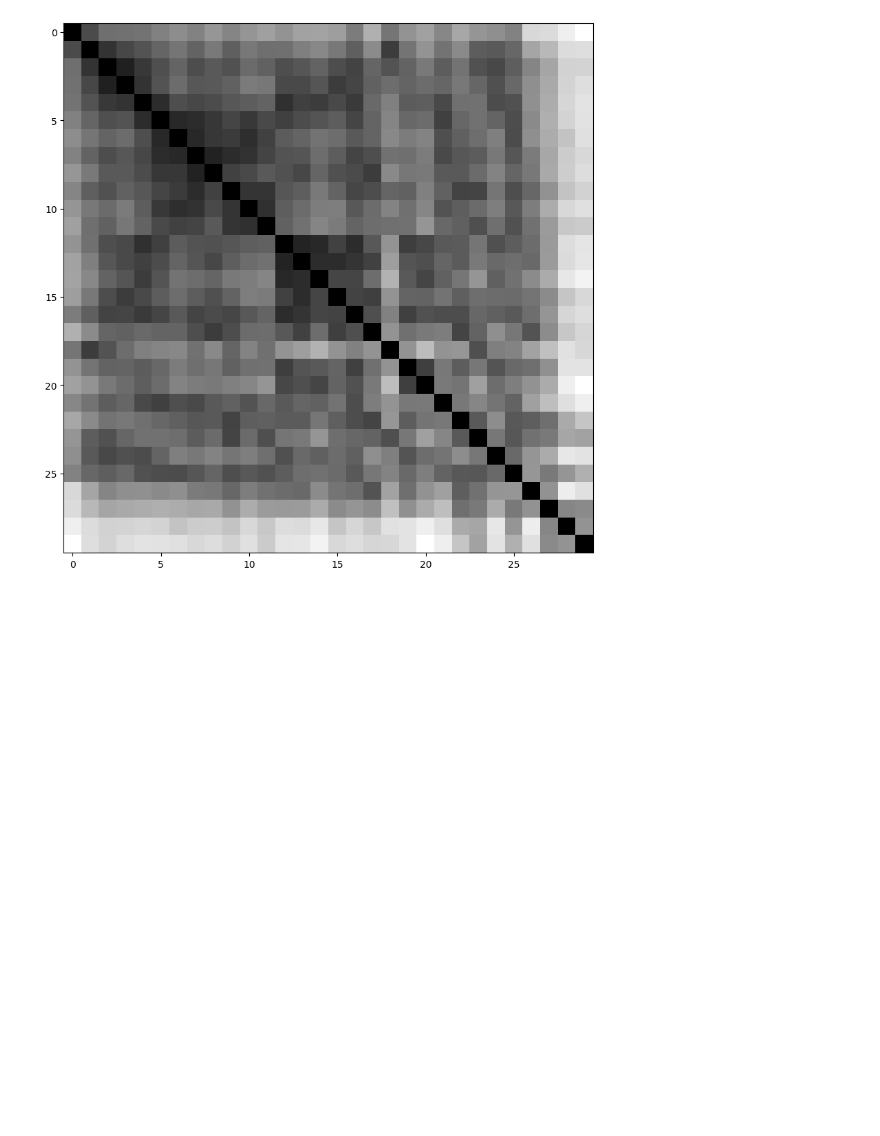
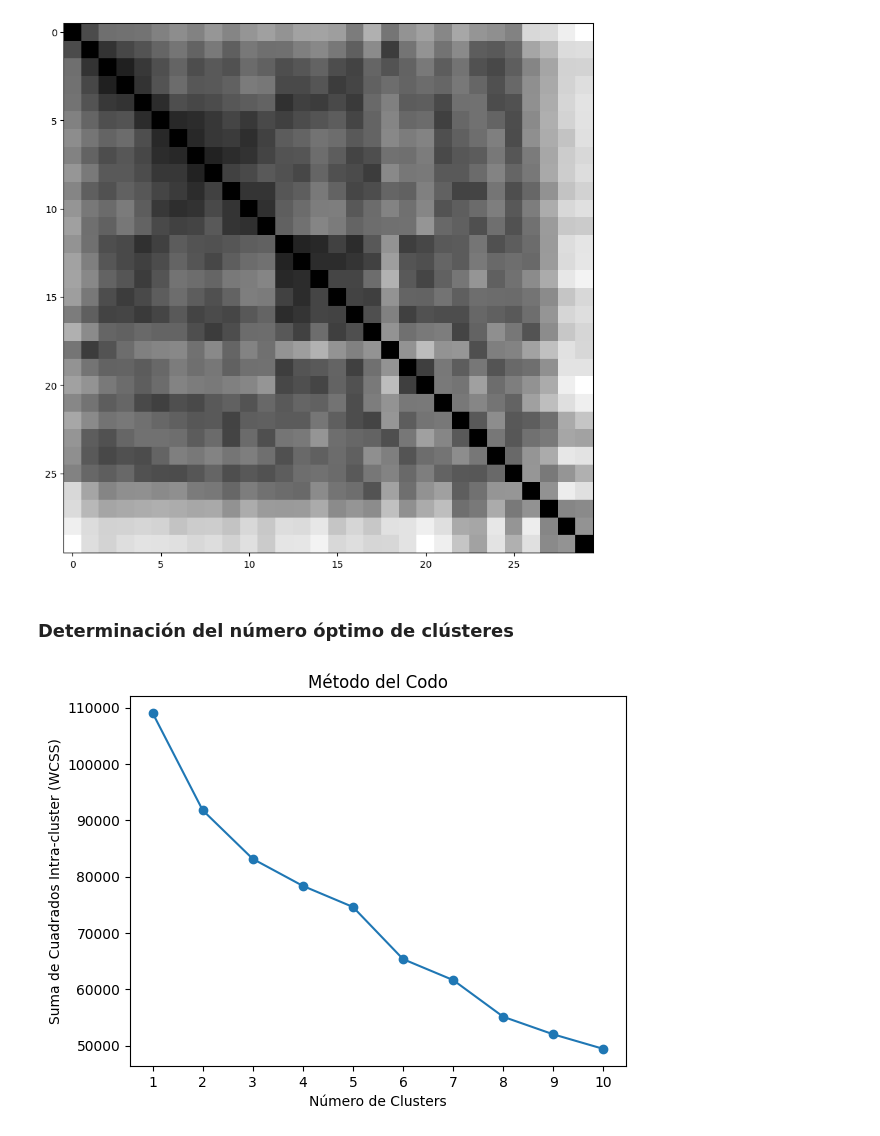
Before and after one commit to Diegoval-Dev/DM-PRY1-P2, a Jupyter notebook: Proyect1Part2.ipynb, the cells around one changed output. Drawn from its saved outputs; the diff is of its cells as text; code cells hidden in the pictures; blank space fills up the shorter version.

Commit message:
feat: graphic for number of clusters

```diff
--- a/Proyect1Part2.ipynb
+++ b/Proyect1Part2.ipynb
@@ -78,3 +78,22 @@ pyclustertend.vat(df_sample.values)
 # %% [output]
 Estadística de Hopkins: 0.01646384665961365
 [figure]
+# %% [markdown]
+### Determinación del número óptimo de clústeres
+# %%
+num_clusters = range(1, 11)
+wcss = []
+
+for i in num_clusters:
+    kmeans = KMeans(n_clusters=i, random_state=42)
+    kmeans.fit(df_scaled)
+    wcss.append(kmeans.inertia_)
+
+plt.plot(num_clusters, wcss, marker="o")
+plt.xticks(num_clusters)
+plt.xlabel("Número de Clusters")
+plt.ylabel("Suma de Cuadrados Intra-cluster (WCSS)")
+plt.title("Método del Codo")
+plt.show()
+# %% [output]
+[figure, added]
```
